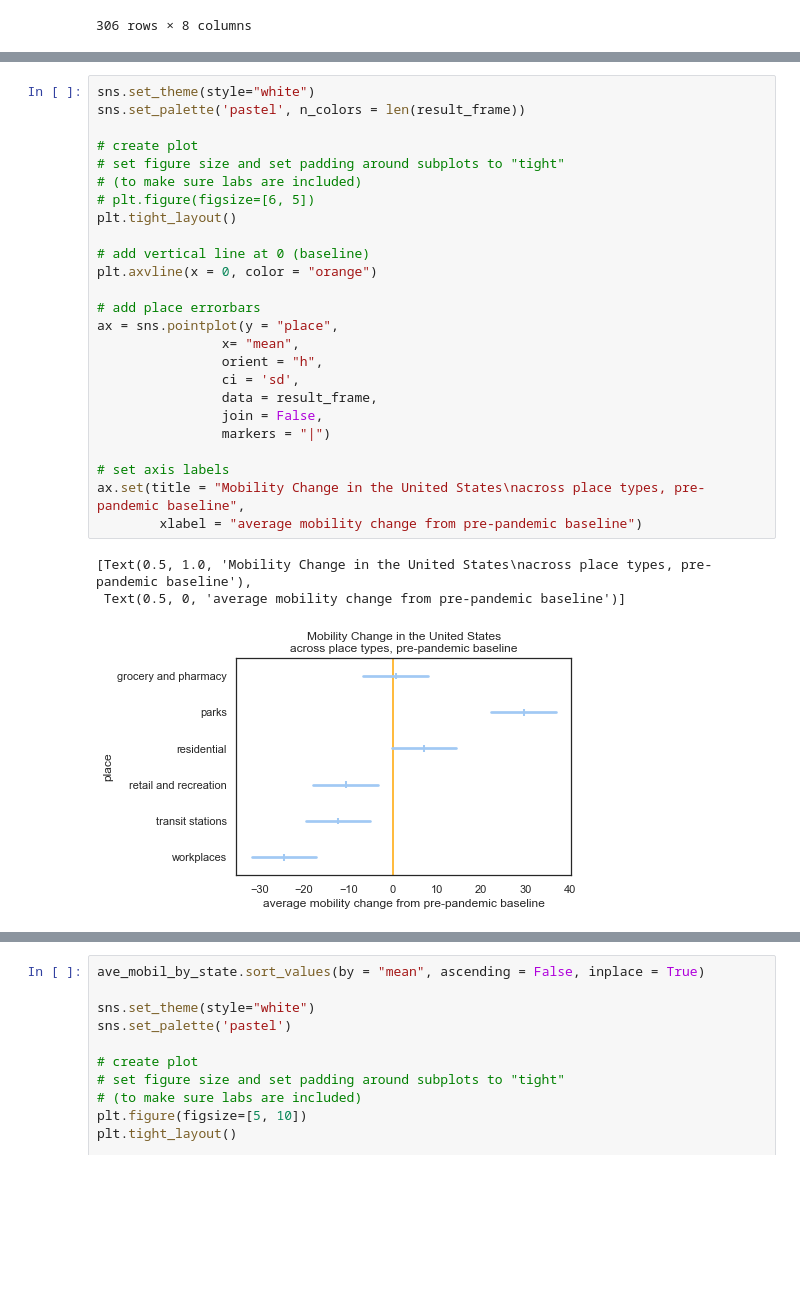
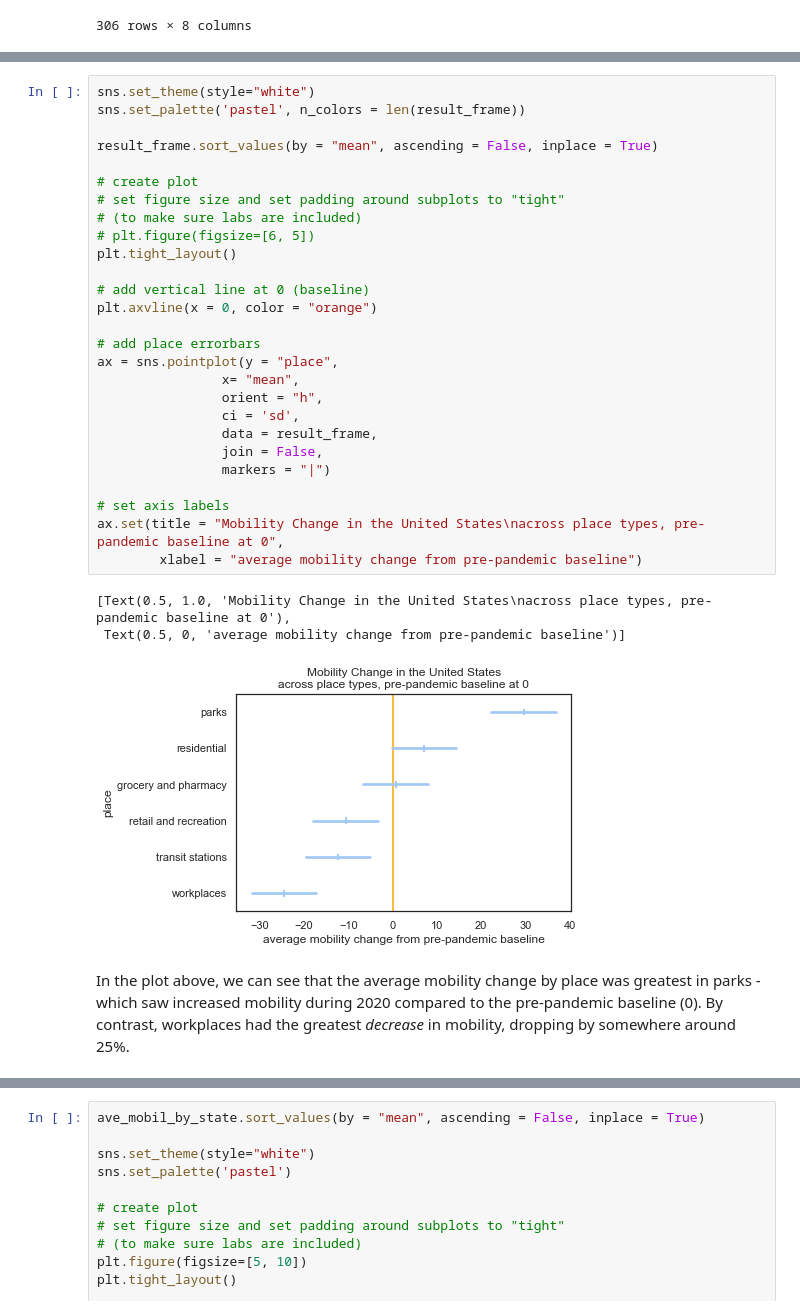
Before and after one commit to picoral/pit-un-2022, a Jupyter notebook: Python tutorials/google-mobility/google_mobility_COVID19.ipynb, the cells around one changed output, grey strips where cells are left out. Drawn from its saved outputs; the diff is of its cells as text; blank space fills up the shorter version.

Commit message:
Updating google mobility example to include description and analysis

```diff
--- a/Python tutorials/google-mobility/google_mobility_COVID19.ipynb
+++ b/Python tutorials/google-mobility/google_mobility_COVID19.ipynb
@@ -140,29 +172,33 @@ sm.stats.anova_lm(results, typ = "I")
 # %%
 sns.set_theme(style="white")
 sns.set_palette('pastel', n_colors = len(result_frame))
+
+result_frame.sort_values(by = "mean", ascending = False, inplace = True)
 
 # create plot
 # set figure size and set padding around subplots to "tight"
 # (to make sure labs are included)
 # plt.figure(figsize=[6, 5])
 plt.tight_layout()
 
 # add vertical line at 0 (baseline)
 plt.axvline(x = 0, color = "orange")
 
 # add place errorbars
 ax = sns.pointplot(y = "place",
                 x= "mean",
                 orient = "h",
                 ci = 'sd',
                 data = result_frame,
                 join = False,
                 markers = "|")
 
 # set axis labels
-ax.set(title = "Mobility Change in the United States\nacross place types, pre-pandemic baseline",
+ax.set(title = "Mobility Change in the United States\nacross place types, pre-pandemic baseline at 0",
         xlabel = "average mobility change from pre-pandemic baseline")
 # %% [output]
-[Text(0.5, 1.0, 'Mobility Change in the United States\nacross place types, pre-pandemic baseline'),
+[Text(0.5, 1.0, 'Mobility Change in the United States\nacross place types, pre-pandemic baseline at 0'),
  Text(0.5, 0, 'average mobility change from pre-pandemic baseline')]
-[figure, old version]
+[figure, new version]
+# %% [markdown]
+In the plot above, we can see that the average mobility change by place was greatest in parks - which saw increased mobility during 2020 compared to the pre-pandemic baseline (0). By contrast, workplaces had the greatest *decrease* in mobility, dropping by somewhere around 25%.
```
Also changed, not shown: parts of 18 cells of this notebook, 1 other file.
